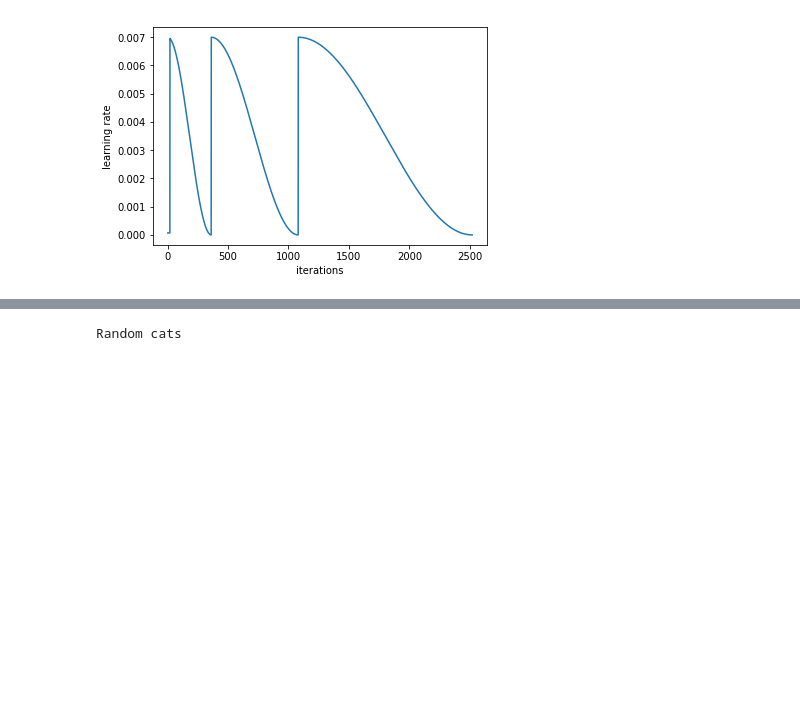
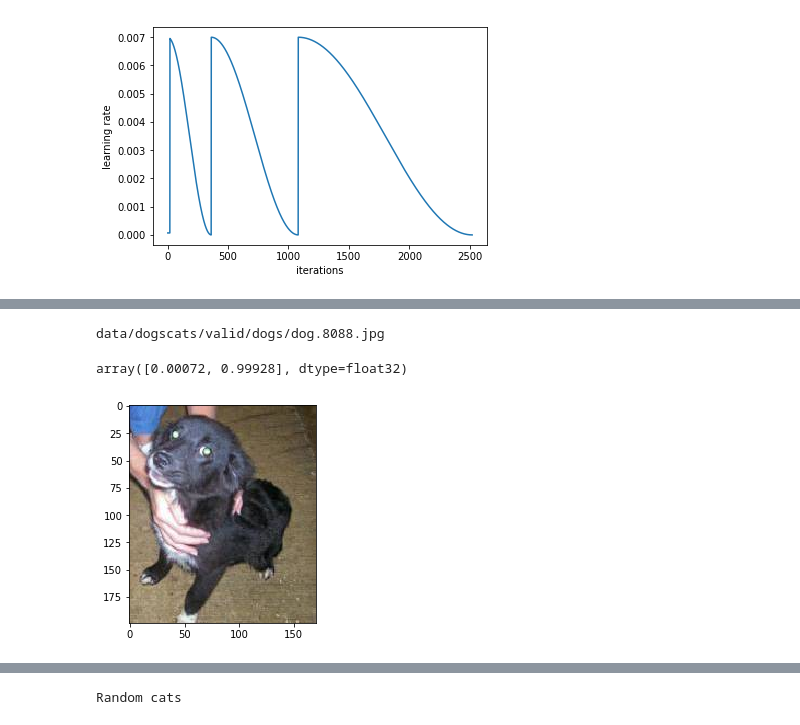
Before and after one commit to xechehot/fastai, a Jupyter notebook: courses/dl1/lesson1-dogs-vs-cats.ipynb, the cells around one changed output, grey strips where cells are left out. Saved outputs shown, nothing was run; the diff lists cells and outputs as text; code cells hidden in the pictures; blank space fills up the shorter version.

Commit message:
Add prediction for one image to dogs-vs-cats, add drivers distracted

```diff
--- a/courses/dl1/lesson1-dogs-vs-cats.ipynb
+++ b/courses/dl1/lesson1-dogs-vs-cats.ipynb
@@ -47,5 +45,5 @@ learn.sched.plot()
 # %%
-learn.fit(1e-2,2)
+learn.fit(1e-2, 3)
 # %% [output]
 Failed to display Jupyter Widget of type HBox.
 If you're reading this message in the Jupyter Notebook or JupyterLab Notebook, it may mean that the widgets JavaScript is still loading. If this message persists, it likely means that the widgets Java ...
@@ -57,5 +69,7 @@ epoch      trn_loss   val_loss   accuracy
 # %%
 learn.save('base')
+# %%
+learn.load('base')
 # %%
 learn.precompute = False
 learn.fit(1e-2, 3, cycle_len=1)
@@ -128,6 +142,8 @@ learn.sched.plot_lr()
 [figure]
 # %%
 learn.save('224_fulltrained')
+# %%
+learn.load('224_fulltrained')
 # %%
 data2=ImageClassifierData.from_paths(PATH,tfms=tfms_data,test_name='test')
 learn.set_data(data2)
@@ -140,0 +183,17 @@ log_preds,y_preds = learn.TTA(is_test=True)
+# %%
+def predictByFile(fileName):
+
+    _, val_tfms = tfms_from_model(arch, sz)
+    source_img = open_image(fileName)
+    print(fileName)
+    plt.imshow(source_img)
+    img = val_tfms(source_img)
+    preds = learn.predict_array(img[None])
+    #print(img)
+    return np.exp(preds[0])
+fileName = data.val_ds.fnames[1170]
+predictByFile(PATH+fileName)
+# %% [output]
+data/dogscats/valid/dogs/dog.8088.jpg
+array([0.00072, 0.99928], dtype=float32)
+[figure, added]
```
Also changed, not shown: parts of 14 cells of this notebook, 1 other file.
